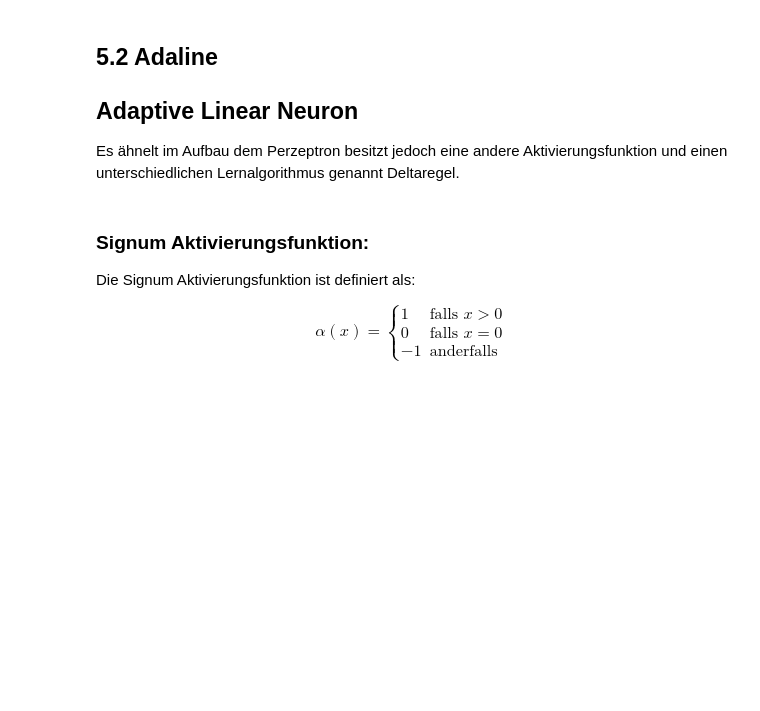
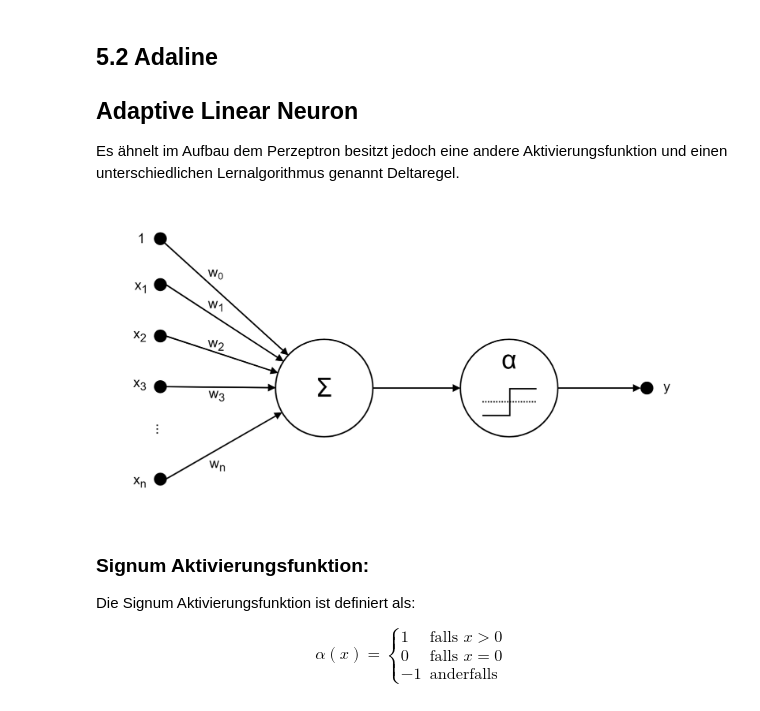
Before and after one commit to DataWithDino/Machine-Learning-Uni, a Jupyter notebook: Mathematische Zusammenfassung/5_Perzeptronen&Adaline.ipynb, the cells around one changed output. Cells and saved outputs as stored; diff of their text form; code cells hidden in the pictures; blank space fills up the shorter version.

```diff
--- a/Mathematische Zusammenfassung/5_Perzeptronen&Adaline.ipynb
+++ b/Mathematische Zusammenfassung/5_Perzeptronen&Adaline.ipynb
@@ -385,6 +393,13 @@ Auch wenn ein Problem linear trennbar ist, erhält man mit dem Perzeptron Lernal
 ## 5.2 Adaline
 ## Adaptive Linear Neuron
 Es ähnelt im Aufbau dem Perzeptron besitzt jedoch eine andere Aktivierungsfunktion und einen unterschiedlichen Lernalgorithmus genannt Deltaregel.
+# %%
+
+# Bild anzeigen
+image_path = "media/Adeline.png"  # Pfad zum Bild
+display(Image(filename=image_path))
+# %% [output]
+[figure, added]
 # %% [markdown]
 
 
```
Also changed, not shown: parts of 3 cells of this notebook, 3 other files.
